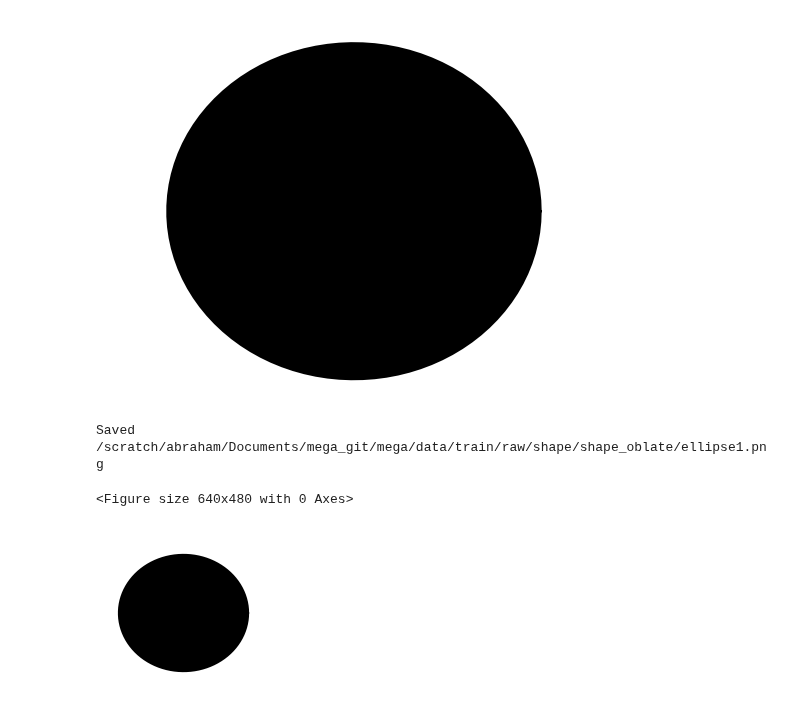
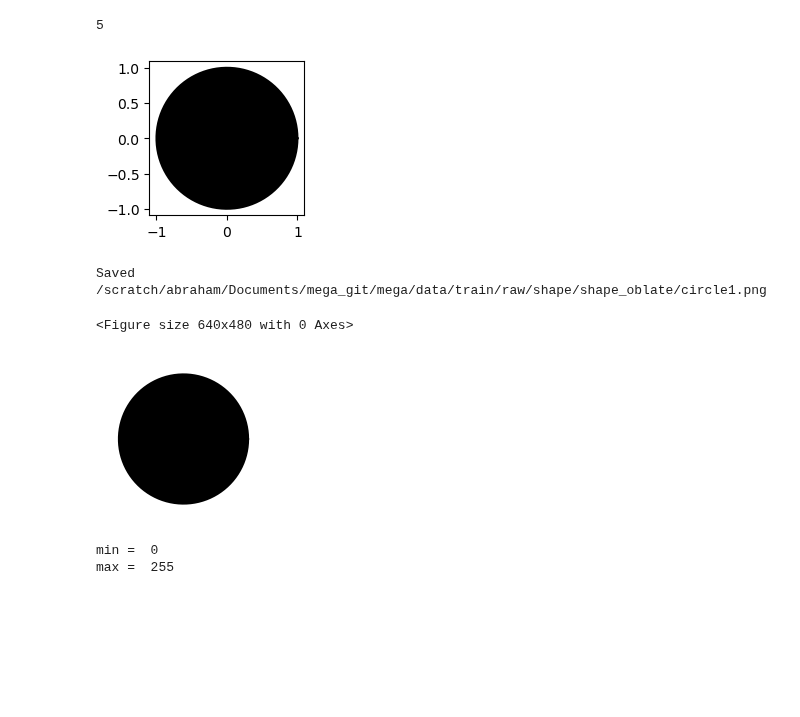
Before and after one commit to abrahammathews2000/mega, a Jupyter notebook: lightcurve_simulation/data_raw/plot_ellipse.ipynb, the cells around one changed output. Drawn from its saved outputs; the diff is of its cells as text; code cells hidden in the pictures; blank space fills up the shorter version.

```diff
--- a/lightcurve_simulation/data_raw/plot_ellipse.ipynb
+++ b/lightcurve_simulation/data_raw/plot_ellipse.ipynb
@@ -1,3 +1,8 @@
+# %%
+a = 5
+a
+# %% [output]
+5
 # %%
 # This is to create ellipse shapes
 import numpy as np
@@ -8,20 +13,22 @@ from math import pi, cos, sin
 # %%
 u=0.       #x-position of the center
 v=0.     #y-position of the center
 a=1.0       #radius on the x-axis
-b=0.9      #radius on the y-axis
+b=1.0      #radius on the y-axis
 
 
 t = np.linspace(0, 2*pi, 100)
 Ell = np.array([a*np.cos(t) , b*np.sin(t)])  #u,v removed to keep the same center location
-
-plt.plot( u+Ell[0,:] , v+Ell[1,:] , color ='black' )     #initial ellipse
+plt.figure(figsize=(2, 2))
+plt.plot(u+Ell[0,:], v+Ell[1,:] , color ='black' )     #initial ellipse
 plt.fill(u+Ell[0,:], v+Ell[1,:],"black")
-plt.axis('off')  # To remove frame box
+plt.axis('on')  # To remove frame box
+plt.xlim(-1.2,1.2)
+plt.ylim(-1.2,1.2)
 plt.axis('equal')
 plt.show()
 # %% [output]
-[figure, old version]
+[figure, new version]
 # %%
 def save_png_filled(coord,save_filename):
     plt.clf()
@@ -45,11 +52,11 @@ def save_png_filled(coord,save_filename):
     gray_cnvtd = cv2.cvtColor(image2cnvt, cv2.COLOR_BGR2GRAY)
     cv2.imwrite('/scratch/abraham/Documents/mega_git/mega/data/train/raw/shape/shape_oblate/'+save_filename+'.png', gray_cnvtd)
 # %%
-save_png_filled(Ell,'ellipse1')
+save_png_filled(coord=Ell,save_filename='circle1')
 # %% [output]
-Saved /scratch/abraham/Documents/mega_git/mega/data/train/raw/shape/shape_oblate/ellipse1.png
+Saved /scratch/abraham/Documents/mega_git/mega/data/train/raw/shape/shape_oblate/circle1.png
 <Figure size 640x480 with 0 Axes>
-[figure, old version]
+[figure, new version]
 # %%
 # For rotated ellipse
 
@@ -65,0 +84,6 @@ plt.show()
+# %%
+print('min = ',np.amin(train_shape))
+print('max = ',np.amax(train_shape))
+# %% [output]
+min =  0
+max =  255
```
Also changed, not shown: parts of 6 cells of this notebook, 3 other files.
